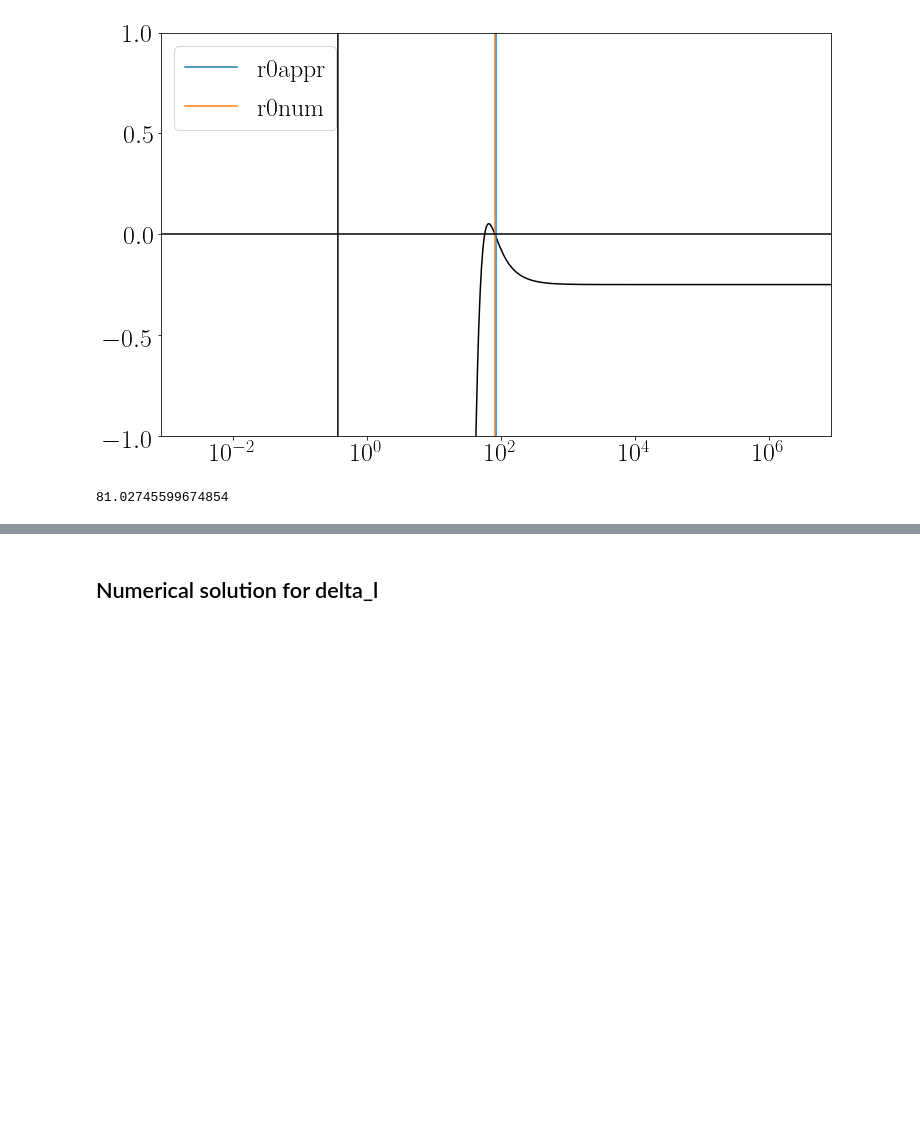
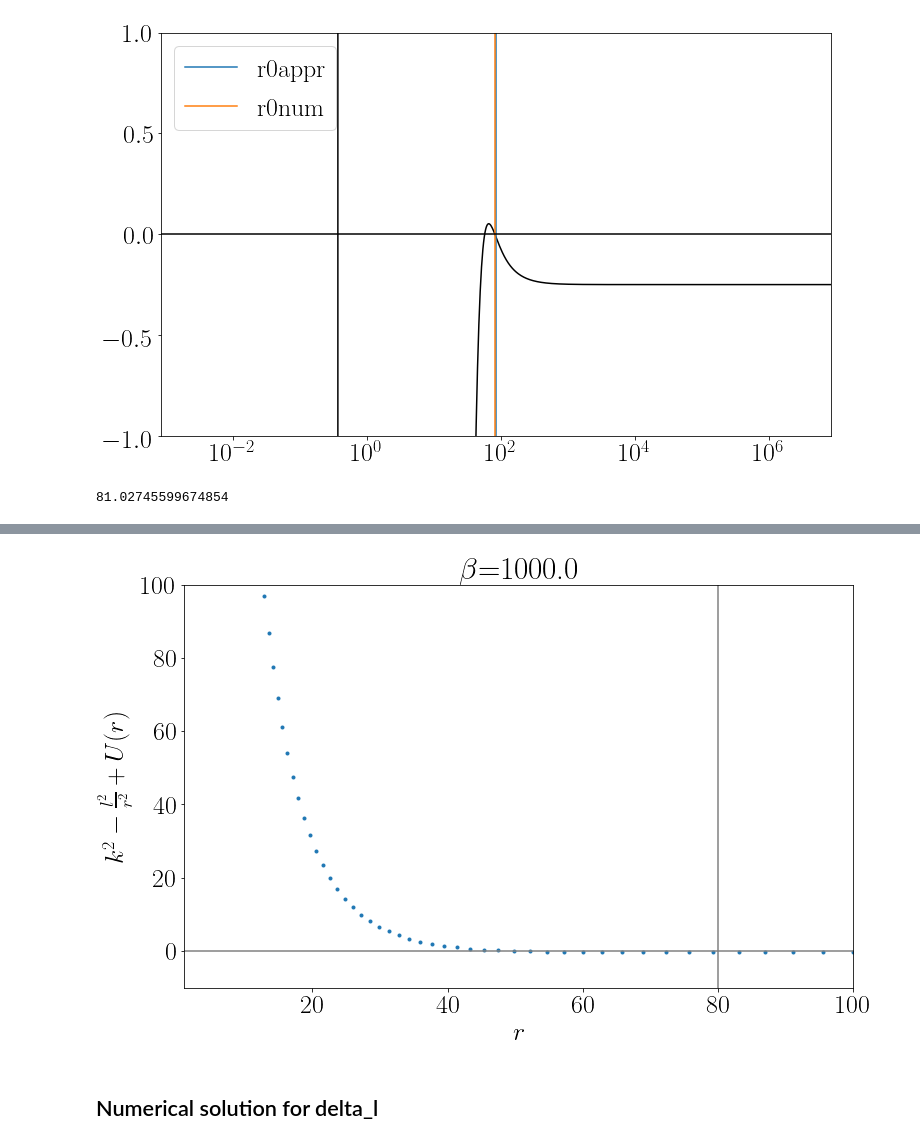
Before and after one commit to LauraSagunski/Self-interaction-cross-section, a Jupyter notebook: Integral_deltal_2_updated.ipynb, the cells around one changed output, grey strips where cells are left out. Saved outputs shown, nothing was run; the diff lists cells and outputs as text; code cells hidden in the pictures; blank space fills up the shorter version.

```diff
--- a/Integral_deltal_2_updated.ipynb
+++ b/Integral_deltal_2_updated.ipynb
@@ -300,3 +305,41 @@ findfont: Font family ['serif'] not found. Falling back to DejaVu Sans.
+# %%
+for beta in [1000.]:
+    #print('beta='+str(beta))
+    #for l in [30,35,40.]:
+    #print('l='+str(l))
+    #_____Fixed parameters_____
+    potential='attractive'
+    alphaX=0.1
+    mphi=0.1 #GeV.
+    #_____Parameters chosen such that 2ab=10 (classical regime 2ab>>1)_____
+    mX=50.*beta
+    #print(mX)
+    v=(0.02/beta)*c #km/s
+    #print(v)
+    #_____Relations_____
+    m=(mX/2.)  #reduced mass m
+    p=m*(v/c) #momentum p
+    k=p/hbar
+    #r0appr=l/k
+    pl.figure(figsize=(12,12/goldenratio)) #Sophia's plot size.
+    lvalsnew=np.array([l for l in range(1,100)]) #l=1,2,...,1500
+    rvals = np.array([r for r in np.logspace(0,2,100)])
+    #pl.plot(rvals,[k**2 - 20**2/r**2 + 2*m*alphaX/r*np.exp(-mphi*r) for r in rvals],'-',label=r'$l= 20$')
+    pl.plot(rvals,[k**2*0- 40**2/r**2 + 2*m*alphaX*np.exp(-mphi*r)/r for r in rvals],'.',label=r'$l= 40$')
+    #pl.plot(rvals,[k**2 - 30**2/r**2 + 2*m*alphaX/r*np.exp(-mphi*r) for r in rvals],'-',label=r'$l= 30$')
+    #pl.xscale('log')
+    #pl.yscale('log')
+    pl.xlabel(r'$r$',fontsize=fontsize)
+    pl.ylabel(r'$k^2 - \frac{l^2}{r^2}+U(r)$',fontsize=fontsize)
+    pl.axhline(0,color='grey')
+    pl.axvline(40/k, color = 'grey')
+    #pl.legend(loc='lower right',edgecolor='white',fontsize=legendfontsize)
+    pl.title(r'$\beta$='+str(beta))
+    pl.xlim(1,100)
+    pl.ylim(-10,100)
+    pl.show()
+# %% [output]
+[figure, added]
 # %% [markdown]
 ## Numerical solution for delta_l
 # %%
```
Also changed, not shown: parts of 30 cells of this notebook.
